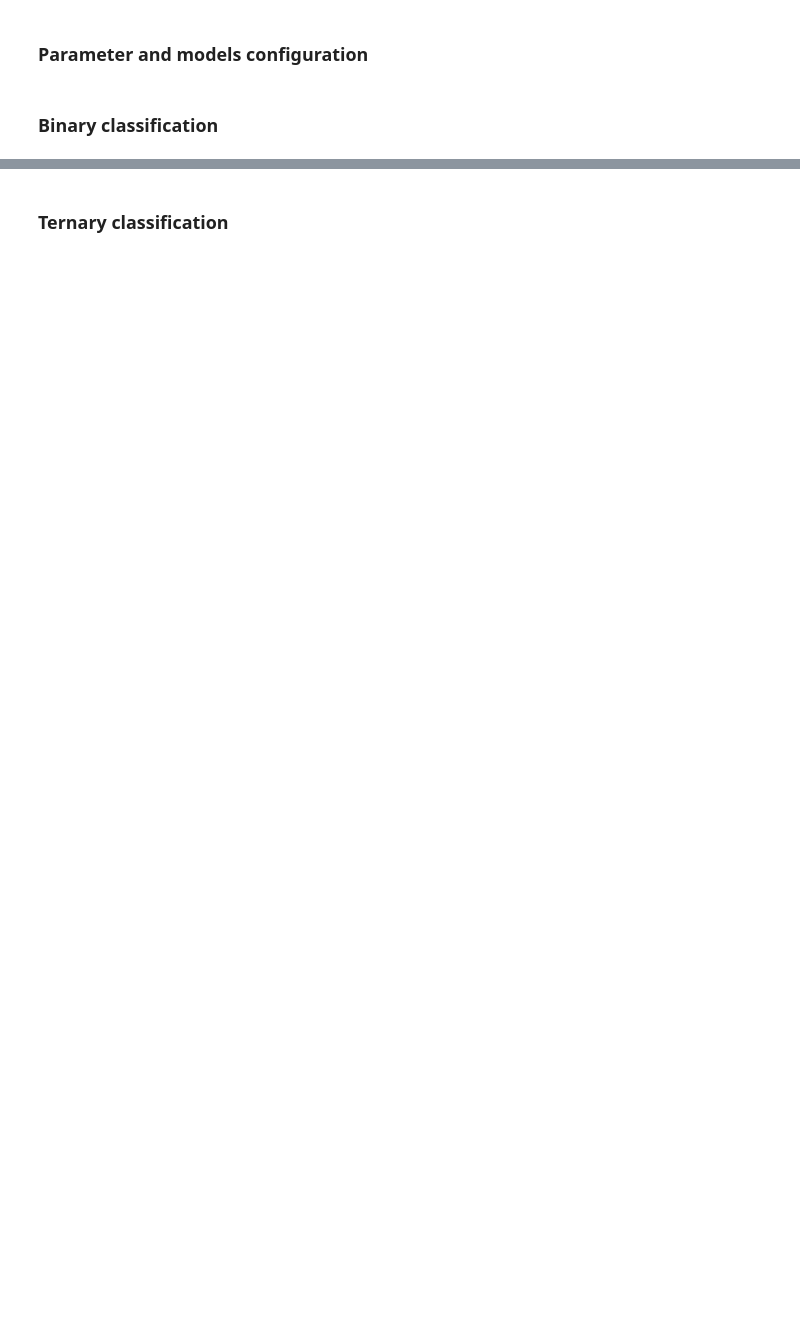
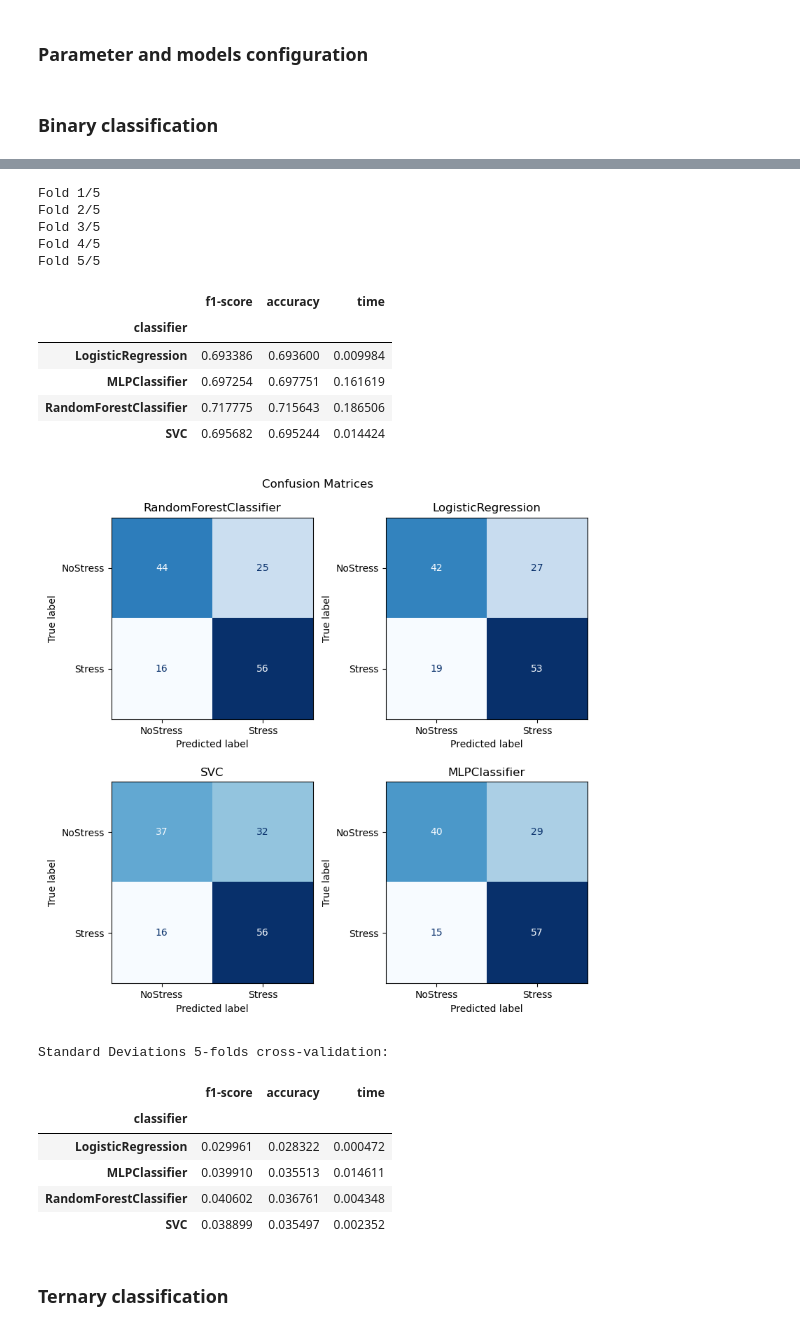
Before and after one commit to sergiodl-ubi/stressID, a Jupyter notebook: Classification/classification_physio.ipynb, the cells around one changed output, grey strips where cells are left out. Cells and saved outputs as stored; diff of their text form; code cells hidden in the pictures; blank space fills up the shorter version.

```diff
--- a/Classification/classification_physio.ipynb
+++ b/Classification/classification_physio.ipynb
@@ -272,2 +347,40 @@ res.groupby(['classifier']).std()[['f1-score', 'accuracy', 'time']]
+# %%
+# 5-fold cross-validation
+if validations['kfold']:
+    res, conf, models = make_nclassif_kfold(
+        x,
+        y,
+        feature_selector=params["feature_selector"],
+        list_classifiers=list_classif,
+        random_seed=params["state_int"],
+        verbose=params["verbose"],
+        stratified=False,
+    )
+    output(res, conf, params)
+    if params["save_models"]:
+        save_models(models, params)
+
+    print("Standard Deviations 5-folds cross-validation:")
+    display(res.groupby(["classifier"]).std()[["f1-score", "accuracy", "time"]])
+# %% [output]
+Fold 1/5
+Fold 2/5
+Fold 3/5
+Fold 4/5
+Fold 5/5
+|  | f1-score | accuracy | time |
+| classifier |  |  |  |
+| LogisticRegression | 0.693386 | 0.693600 | 0.009984 |
+| MLPClassifier | 0.697254 | 0.697751 | 0.161619 |
+| RandomForestClassifier | 0.717775 | 0.715643 | 0.186506 |
+| SVC | 0.695682 | 0.695244 | 0.014424 |
+[figure, added]
+Standard Deviations 5-folds cross-validation:
+|  | f1-score | accuracy | time |
+| classifier |  |  |  |
+| LogisticRegression | 0.029961 | 0.028322 | 0.000472 |
+| MLPClassifier | 0.039910 | 0.035513 | 0.014611 |
+| RandomForestClassifier | 0.040602 | 0.036761 | 0.004348 |
+| SVC | 0.038899 | 0.035497 | 0.002352 |
 # %% [markdown]
 ### Ternary classification
```
Also changed, not shown: parts of 16 cells of this notebook, 4 other files.
